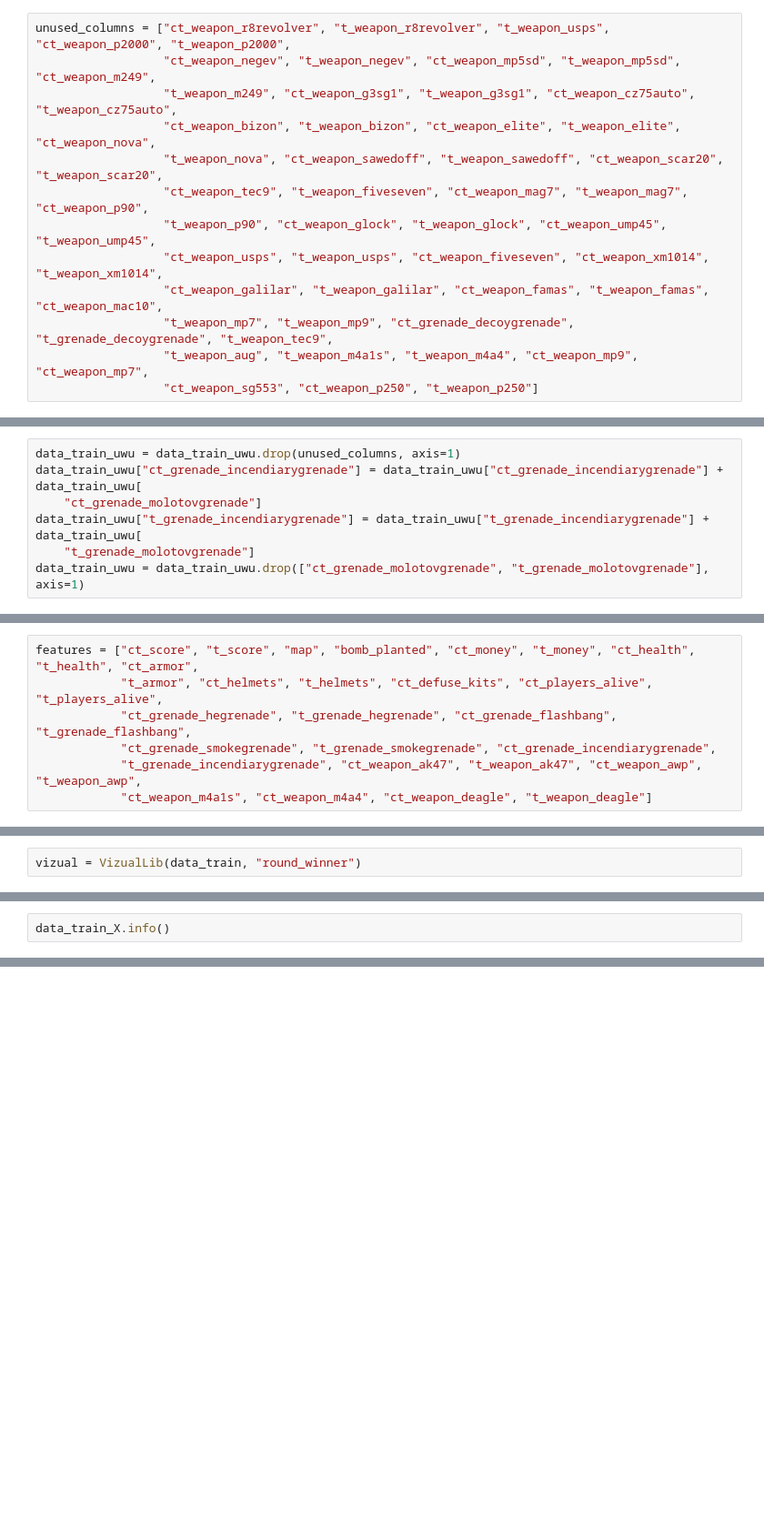
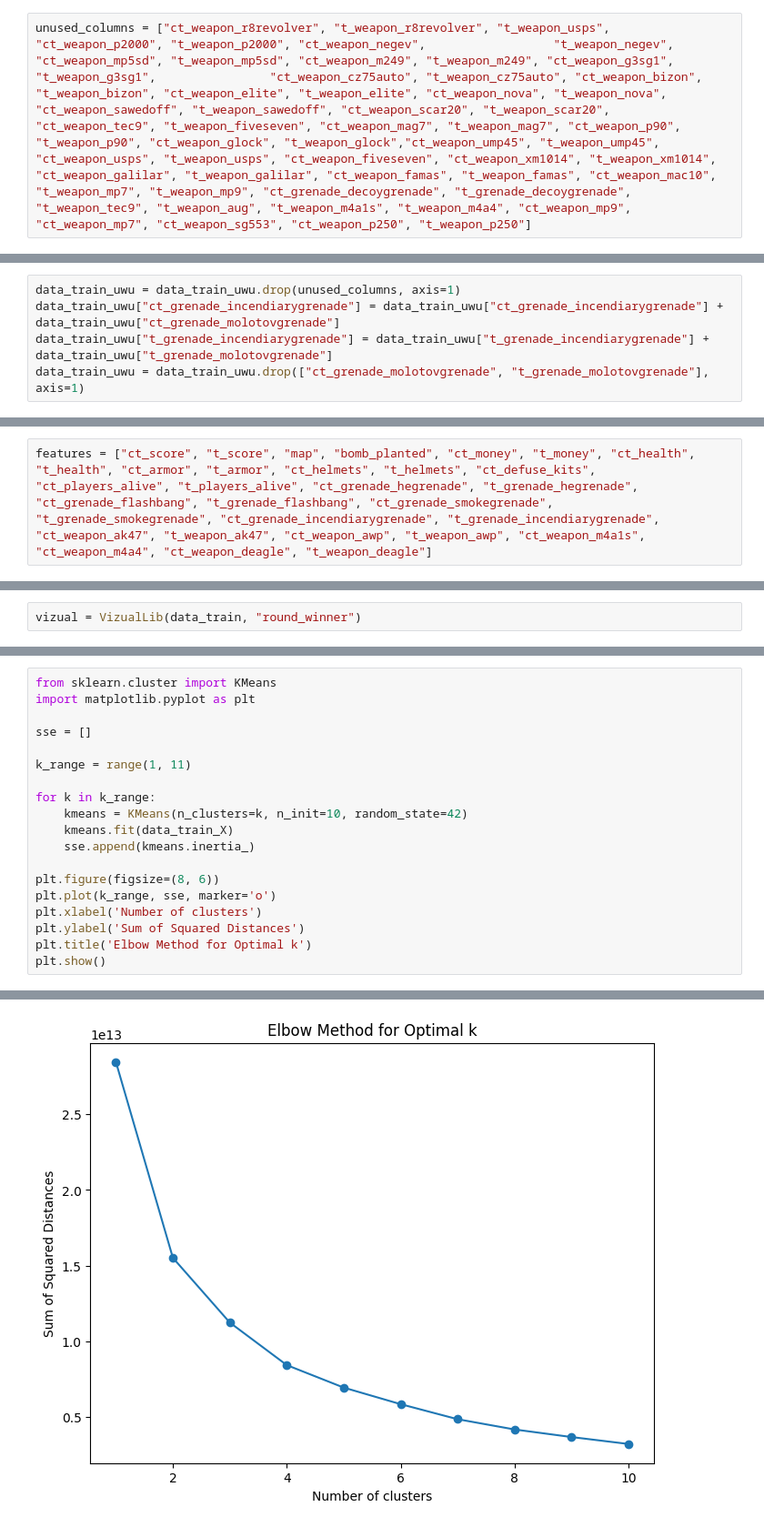
Before and after one commit to PNUAITeam13/CS-GO_Round_Winner_Clustering, a Jupyter notebook: csgo_rounds_winner.ipynb, the cells around one changed output, grey strips where cells are left out. Shown at 91% size. Drawn from its saved outputs; the diff is of its cells as text; blank space fills up the shorter version.

Commit message:
[STARTAI-31] Implemented clustering (#3)
Co-authored-by: JJerome-NM <jjerome010@gmail.com>

```diff
--- a/csgo_rounds_winner.ipynb
+++ b/csgo_rounds_winner.ipynb
@@ -40,26 +40,13 @@ Data columns (total 97 columns):
 dtypes: bool(1), float64(94), object(2)
 memory usage: 76.3+ MB
 # %%
-unused_columns = ["ct_weapon_r8revolver", "t_weapon_r8revolver", "t_weapon_usps", "ct_weapon_p2000", "t_weapon_p2000",
-                  "ct_weapon_negev", "t_weapon_negev", "ct_weapon_mp5sd", "t_weapon_mp5sd", "ct_weapon_m249",
-                  "t_weapon_m249", "ct_weapon_g3sg1", "t_weapon_g3sg1", "ct_weapon_cz75auto", "t_weapon_cz75auto",
-                  "ct_weapon_bizon", "t_weapon_bizon", "ct_weapon_elite", "t_weapon_elite", "ct_weapon_nova",
-                  "t_weapon_nova", "ct_weapon_sawedoff", "t_weapon_sawedoff", "ct_weapon_scar20", "t_weapon_scar20",
-                  "ct_weapon_tec9", "t_weapon_fiveseven", "ct_weapon_mag7", "t_weapon_mag7", "ct_weapon_p90",
-                  "t_weapon_p90", "ct_weapon_glock", "t_weapon_glock", "ct_weapon_ump45", "t_weapon_ump45",
-                  "ct_weapon_usps", "t_weapon_usps", "ct_weapon_fiveseven", "ct_weapon_xm1014", "t_weapon_xm1014",
-                  "ct_weapon_galilar", "t_weapon_galilar", "ct_weapon_famas", "t_weapon_famas", "ct_weapon_mac10",
-                  "t_weapon_mp7", "t_weapon_mp9", "ct_grenade_decoygrenade", "t_grenade_decoygrenade", "t_weapon_tec9",
-                  "t_weapon_aug", "t_weapon_m4a1s", "t_weapon_m4a4", "ct_weapon_mp9", "ct_weapon_mp7",
-                  "ct_weapon_sg553", "ct_weapon_p250", "t_weapon_p250"]
+unused_columns = ["ct_weapon_r8revolver", "t_weapon_r8revolver", "t_weapon_usps", "ct_weapon_p2000", "t_weapon_p2000", "ct_weapon_negev",                  "t_weapon_negev", "ct_weapon_mp5sd", "t_weapon_mp5sd", "ct_weapon_m249", "t_weapon_m249", "ct_weapon_g3sg1", "t_weapon_g3sg1",                "ct_weapon_cz75auto", "t_weapon_cz75auto", "ct_weapon_bizon", "t_weapon_bizon", "ct_weapon_elite", "t_weapon_elite", "ct_weapon_nova", "t_weapon_nova", "ct_weapon_sawedoff", "t_weapon_sawedoff", "ct_weapon_scar20", "t_weapon_scar20", "ct_weapon_tec9", "t_weapon_fiveseven", "ct_weapon_mag7", "t_weapon_mag7", "ct_weapon_p90", "t_weapon_p90", "ct_weapon_glock", "t_weapon_glock","ct_weapon_ump45", "t_weapon_ump45", "ct_weapon_usps", "t_weapon_usps", "ct_weapon_fiveseven", "ct_weapon_xm1014", "t_weapon_xm1014", "ct_weapon_galilar", "t_weapon_galilar", "ct_weapon_famas", "t_weapon_famas", "ct_weapon_mac10", "t_weapon_mp7", "t_weapon_mp9", "ct_grenade_decoygrenade", "t_grenade_decoygrenade", "t_weapon_tec9", "t_weapon_aug", "t_weapon_m4a1s", "t_weapon_m4a4", "ct_weapon_mp9", "ct_weapon_mp7", "ct_weapon_sg553", "ct_weapon_p250", "t_weapon_p250"]
 # %%
 data_train_uwu = data_train.copy()
 # %%
 data_train_uwu = data_train_uwu.drop(unused_columns, axis=1)
-data_train_uwu["ct_grenade_incendiarygrenade"] = data_train_uwu["ct_grenade_incendiarygrenade"] + data_train_uwu[
-    "ct_grenade_molotovgrenade"]
-data_train_uwu["t_grenade_incendiarygrenade"] = data_train_uwu["t_grenade_incendiarygrenade"] + data_train_uwu[
-    "t_grenade_molotovgrenade"]
+data_train_uwu["ct_grenade_incendiarygrenade"] = data_train_uwu["ct_grenade_incendiarygrenade"] + data_train_uwu["ct_grenade_molotovgrenade"]
+data_train_uwu["t_grenade_incendiarygrenade"] = data_train_uwu["t_grenade_incendiarygrenade"] + data_train_uwu["t_grenade_molotovgrenade"]
 data_train_uwu = data_train_uwu.drop(["ct_grenade_molotovgrenade", "t_grenade_molotovgrenade"], axis=1)
 # %%
 data_train = data_train_uwu.copy()
@@ -92,12 +79,7 @@ Data columns (total 38 columns):
 dtypes: bool(1), float64(35), object(2)
 memory usage: 29.5+ MB
 # %%
-features = ["ct_score", "t_score", "map", "bomb_planted", "ct_money", "t_money", "ct_health", "t_health", "ct_armor",
-            "t_armor", "ct_helmets", "t_helmets", "ct_defuse_kits", "ct_players_alive", "t_players_alive",
-            "ct_grenade_hegrenade", "t_grenade_hegrenade", "ct_grenade_flashbang", "t_grenade_flashbang",
-            "ct_grenade_smokegrenade", "t_grenade_smokegrenade", "ct_grenade_incendiarygrenade",
-            "t_grenade_incendiarygrenade", "ct_weapon_ak47", "t_weapon_ak47", "ct_weapon_awp", "t_weapon_awp",
-            "ct_weapon_m4a1s", "ct_weapon_m4a4", "ct_weapon_deagle", "t_weapon_deagle"]
+features = ["ct_score", "t_score", "map", "bomb_planted", "ct_money", "t_money", "ct_health", "t_health", "ct_armor", "t_armor", "ct_helmets", "t_helmets", "ct_defuse_kits", "ct_players_alive", "t_players_alive", "ct_grenade_hegrenade", "t_grenade_hegrenade", "ct_grenade_flashbang", "t_grenade_flashbang", "ct_grenade_smokegrenade", "t_grenade_smokegrenade", "ct_grenade_incendiarygrenade", "t_grenade_incendiarygrenade", "ct_weapon_ak47", "t_weapon_ak47", "ct_weapon_awp", "t_weapon_awp", "ct_weapon_m4a1s", "ct_weapon_m4a4", "ct_weapon_deagle", "t_weapon_deagle"]
 # %%
 data_train = data_train[list(features) + ["round_winner"]]
 data_train_y = data_train["round_winner"]
@@ -131,3 +176,20 @@ vizual.hist()
 # %%
-data_train_X.info()
+from sklearn.cluster import KMeans
+import matplotlib.pyplot as plt
+
+sse = []
+
+k_range = range(1, 11)
+
+for k in k_range:
+    kmeans = KMeans(n_clusters=k, n_init=10, random_state=42)
+    kmeans.fit(data_train_X)
+    sse.append(kmeans.inertia_)
+
+plt.figure(figsize=(8, 6))
+plt.plot(k_range, sse, marker='o')
+plt.xlabel('Number of clusters')
+plt.ylabel('Sum of Squared Distances')
+plt.title('Elbow Method for Optimal k')
+plt.show()
 # %% [output]
@@ -150,0 +196 @@ memory usage: 23.9+ MB
+[figure, added]
```
Also changed, not shown: parts of 17 cells of this notebook.
